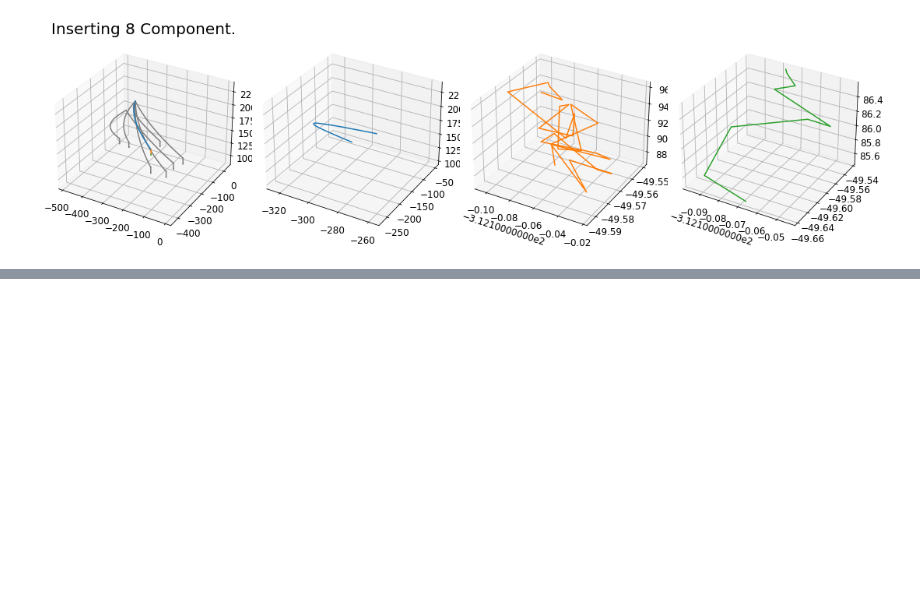
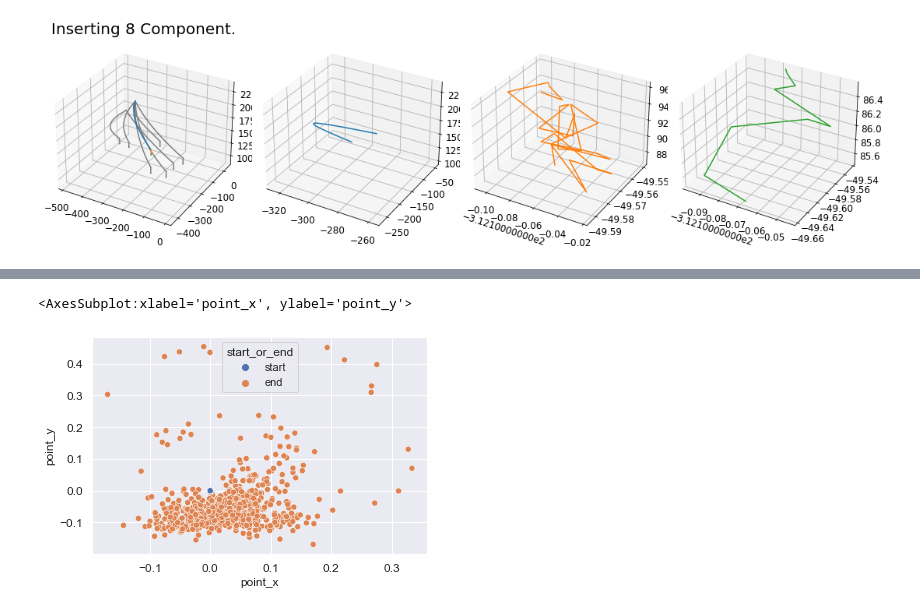
Before and after one commit to marvin353/SmartDataAnalytics_Gruppe1, a Jupyter notebook: Übungsblatt4/DataExploration_Marvin.ipynb, the cells around one changed output, grey strips where cells are left out. Cells and saved outputs as stored; diff of their text form; code cells hidden in the pictures; blank space fills up the shorter version.

```diff
--- a/Übungsblatt4/DataExploration_Marvin.ipynb
+++ b/Übungsblatt4/DataExploration_Marvin.ipynb
@@ -346,0 +425,30 @@ i: 7
+# %%
+# Starting and endpoints of all runs - Spiral search only - relative (delta) values
+# Clear dataframe
+start_end_points = start_end_points.iloc[0:0]
+for run in df['run'].unique():
+
+    df_run = df[df["run"] == run]
+
+    # Iterate over Components (1 component has 3 segments)
+    for i in range(int(len(df_run["segment"].unique())/3)):
+        #print("i: " + str(i))
+        for index, seg in enumerate(df_run["segment"].unique()[i*3:(i+1)*3]):#[0:i*3]):
+            if not index%3 == 2:
+                continue
+            #print("-----")
+            #print(str(index) + ", " + str(index%3) + ", Seg: " + str(seg))
+            t = df_run[df_run["segment"]==seg]
+
+            # We set the startpoint as 0,0,0 for x,y and z direction
+            new_row_start = {'run':'0', 'segment':seg, 'component':i+1, 'start_or_end':'start', 'point_x':0, 'point_y':0, 'point_z':0}
+            # We now calculate the relative endpoint value by subtracting the startponit form the endpoint separately for x,y and z direction.
+            new_row_end = {'run':'0', 'segment':seg, 'component':i+1, 'start_or_end':'end', 'point_x':t["pos_x"].iloc[-1]-t["pos_x"].iloc[0], 'point_y':t["pos_y"].iloc[-1]-t["pos_y"].iloc[0], 'point_z':t["pos_z"].iloc[-1]-t["pos_z"].iloc[0]}
+
+            start_end_points = start_end_points.append(new_row_start, ignore_index=True)
+            start_end_points = start_end_points.append(new_row_end, ignore_index=True)
+
+sns.scatterplot(data=start_end_points, x="point_x", y="point_y", hue="start_or_end")
+# %% [output]
+<AxesSubplot:xlabel='point_x', ylabel='point_y'>
+[figure, added]
```
Also changed, not shown: parts of 15 cells of this notebook.
